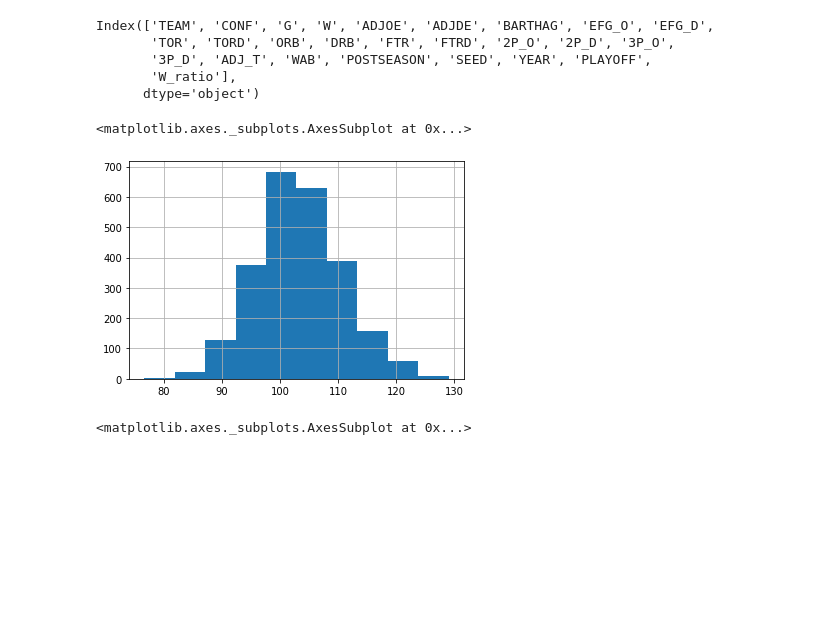
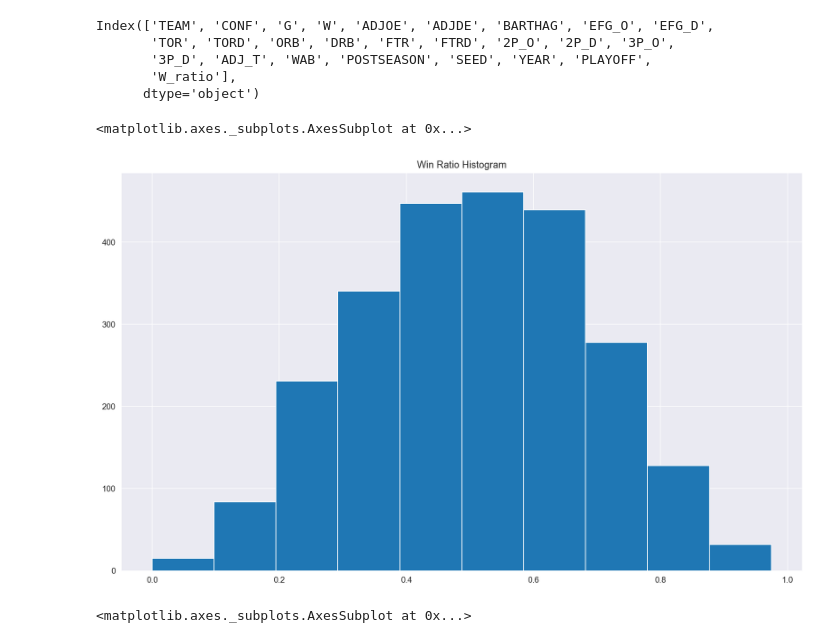
Before and after one commit to angusmangunay/basketball, a Jupyter notebook: ball.ipynb, the cells around one changed output. Cells and saved outputs as stored; diff of their text form; code cells hidden in the pictures; blank space fills up the shorter version.

```diff
--- a/ball.ipynb
+++ b/ball.ipynb
@@ -74,10 +74,13 @@ Index(['TEAM', 'CONF', 'G', 'W', 'ADJOE', 'ADJDE', 'BARTHAG', 'EFG_O', 'EFG_D',
       dtype='object')
 # %%
 #observing distributions of some numeric variables
-df.ADJOE.hist()
+title = "Win Ratio Histogram"
+ax1 = df.W_ratio.hist()
+ax1.set_title(title)
+ax1
 # %% [output]
 <matplotlib.axes._subplots.AxesSubplot at 0x...>
-[figure, old version]
+[figure, new version]
 # %%
 df.ADJDE.hist()
 # %% [output]
```
Also changed, not shown: parts of 1 cell of this notebook, 4 other files.
